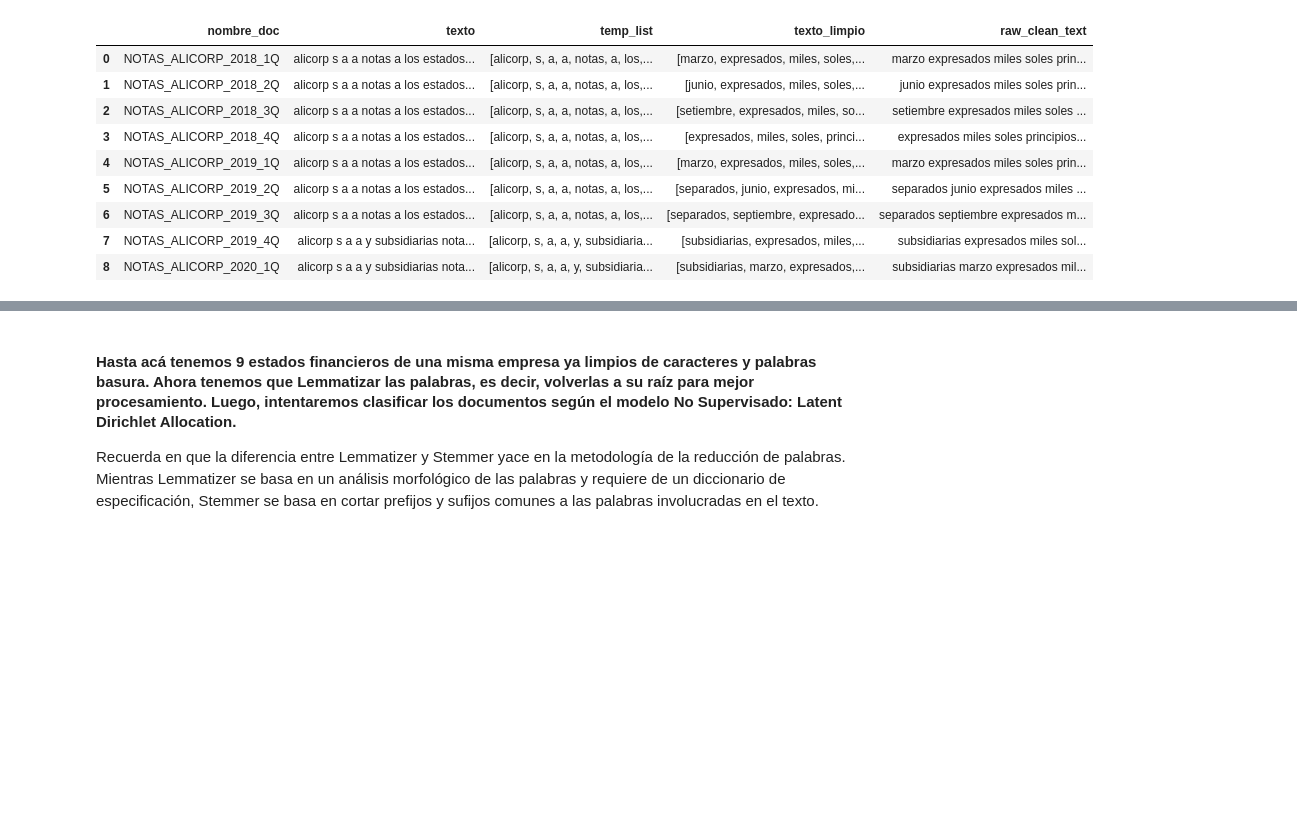
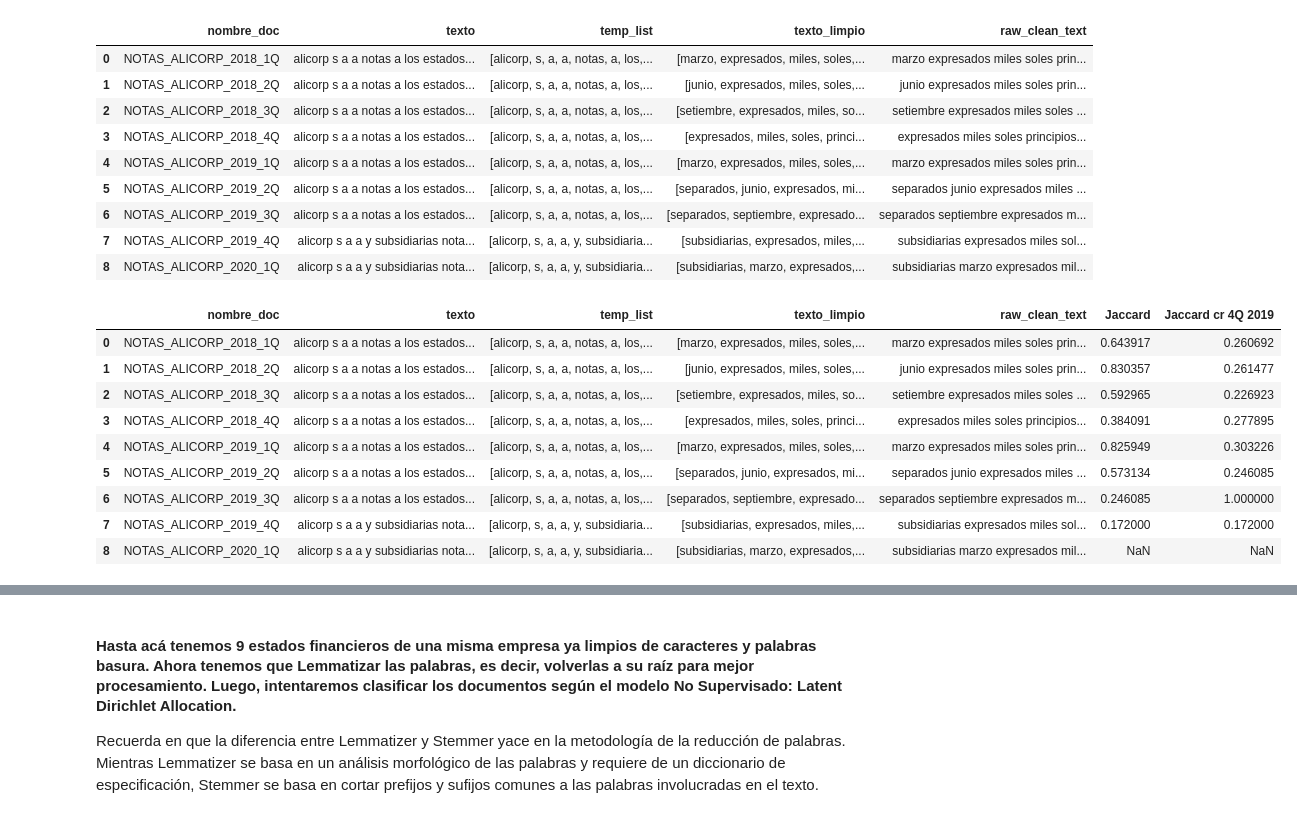
Before and after one commit to PBenavides/Practice_Notebooks, a Jupyter notebook: Topic Modelling/Latent Dirichlet Allocation/LDA_Analysis_01.ipynb, the cells around one changed output, grey strips where cells are left out. Saved outputs shown, nothing was run; the diff lists cells and outputs as text; code cells hidden in the pictures; blank space fills up the shorter version.

```diff
--- a/Topic Modelling/Latent Dirichlet Allocation/LDA_Analysis_01.ipynb
+++ b/Topic Modelling/Latent Dirichlet Allocation/LDA_Analysis_01.ipynb
@@ -5,6 +5,10 @@ import re
 import pandas as pd
 from sklearn.feature_extraction.text import TfidfVectorizer
 import numpy as np
+from spacy.lang.es import STOP_WORDS
+import warnings
+
+warnings.filterwarnings('ignore')
 
 def remove_stopword(x, lista_stopwords):
     return [y for y in x if y not in lista_stopwords]
@@ -44,10 +48,8 @@ def make_clean_dataframe(stopwords_espaniol, path_textos):
 agg_stopword = ['s', '2018','31','diciembre','financieros','000','2019','nota','grupo','valor','2017','resultados','compania','1',
  'total','consolidados','consolidado','razonable','gerencia','ciento','c','activos','cuentas','neto','us','efectivo','fecha','peru',
  'inretail','2','3','importe', 'aproximadamente','b','respectivamente','ver','ano','si','vida','anos','4','d','5','i','www','com',
- 'aa', 'aaa', 'aaahipotecario', 'aaatat', 'aamnto', 'ab','ir','email','mes','niif','fmiv','bbb','ok','mzo','inc','alicorp','notas','dic']
+ 'aa', 'aaa', 'aaahipotecario', 'aaatat', 'aamnto', 'ab','ir','email','mes','niif','fmiv','bbb','ok','mzo','inc','alicorp','notas','dic','a','y']
 
-import nltk
-nltk.download('stopwords')
 
-stopwords_espaniol = stopwords.words('spanish')
+stopwords_espaniol = list(STOP_WORDS)
 stopwords_espaniol.extend(agg_stopword)
@@ -58,3 +56,9 @@ stopwords_espaniol.extend(agg_stopword)
+# %%
+def jaccard_score(str1, str2):
+    a = set(str1.lower().split())
+    b = set(str2.lower().split())
+    c = a.intersection(b)
+    return float(len(c) / (len(a) + len(b) - len(c)))
 # %%
 dataframe = make_clean_dataframe(stopwords_espaniol, 'data')
 dataframe
@@ -69,3 +73,24 @@ dataframe
 | 6 | NOTAS_ALICORP_2019_3Q | alicorp s a a notas a los estados... | [alicorp, s, a, a, notas, a, los,... | [separados, septiembre, expresado... | separados septiembre expresados m... |
 | 7 | NOTAS_ALICORP_2019_4Q | alicorp s a a y subsidiarias nota... | [alicorp, s, a, a, y, subsidiaria... | [subsidiarias, expresados, miles,... | subsidiarias expresados miles sol... |
 | 8 | NOTAS_ALICORP_2020_1Q | alicorp s a a y subsidiarias nota... | [alicorp, s, a, a, y, subsidiaria... | [subsidiarias, marzo, expresados,... | subsidiarias marzo expresados mil... |
+# %%
+dataframe['Jaccard'] = np.nan
+dataframe['Jaccard cr 4Q 2019'] = np.nan
+for i in dataframe.index:
+    try:
+        dataframe['Jaccard'][i] = jaccard_score(dataframe.loc[i,'raw_clean_text'], dataframe.loc[i + 1, 'raw_clean_text'])
+        dataframe['Jaccard cr 4Q 2019'][i] = jaccard_score(dataframe.loc[7,'raw_clean_text'], dataframe.loc[i+1, 'raw_clean_text'])
+    except:
+        pass
+dataframe
+# %% [output]
+|  | nombre_doc | texto | temp_list | texto_limpio | raw_clean_text | Jaccard | Jaccard cr 4Q 2019 |
+| 0 | NOTAS_ALICORP_2018_1Q | alicorp s a a notas a los estados... | [alicorp, s, a, a, notas, a, los,... | [marzo, expresados, miles, soles,... | marzo expresados miles soles prin... | 0.643917 | 0.260692 |
+| 1 | NOTAS_ALICORP_2018_2Q | alicorp s a a notas a los estados... | [alicorp, s, a, a, notas, a, los,... | [junio, expresados, miles, soles,... | junio expresados miles soles prin... | 0.830357 | 0.261477 |
+| 2 | NOTAS_ALICORP_2018_3Q | alicorp s a a notas a los estados... | [alicorp, s, a, a, notas, a, los,... | [setiembre, expresados, miles, so... | setiembre expresados miles soles ... | 0.592965 | 0.226923 |
+| 3 | NOTAS_ALICORP_2018_4Q | alicorp s a a notas a los estados... | [alicorp, s, a, a, notas, a, los,... | [expresados, miles, soles, princi... | expresados miles soles principios... | 0.384091 | 0.277895 |
+| 4 | NOTAS_ALICORP_2019_1Q | alicorp s a a notas a los estados... | [alicorp, s, a, a, notas, a, los,... | [marzo, expresados, miles, soles,... | marzo expresados miles soles prin... | 0.825949 | 0.303226 |
+| 5 | NOTAS_ALICORP_2019_2Q | alicorp s a a notas a los estados... | [alicorp, s, a, a, notas, a, los,... | [separados, junio, expresados, mi... | separados junio expresados miles ... | 0.573134 | 0.246085 |
+| 6 | NOTAS_ALICORP_2019_3Q | alicorp s a a notas a los estados... | [alicorp, s, a, a, notas, a, los,... | [separados, septiembre, expresado... | separados septiembre expresados m... | 0.246085 | 1.000000 |
+| 7 | NOTAS_ALICORP_2019_4Q | alicorp s a a y subsidiarias nota... | [alicorp, s, a, a, y, subsidiaria... | [subsidiarias, expresados, miles,... | subsidiarias expresados miles sol... | 0.172000 | 0.172000 |
+| 8 | NOTAS_ALICORP_2020_1Q | alicorp s a a y subsidiarias nota... | [alicorp, s, a, a, y, subsidiaria... | [subsidiarias, marzo, expresados,... | subsidiarias marzo expresados mil... | NaN | NaN |
```
Also changed, not shown: parts of 21 cells of this notebook, 2 other files.
